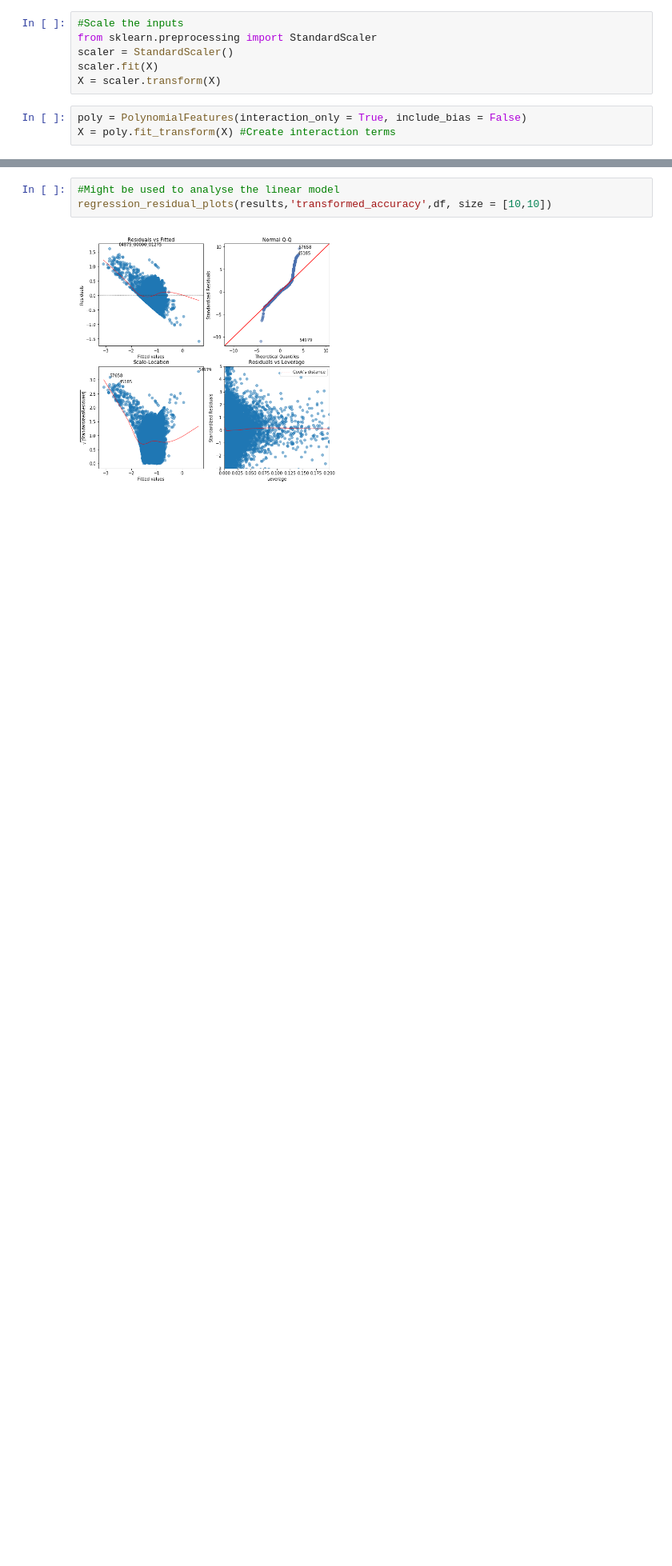
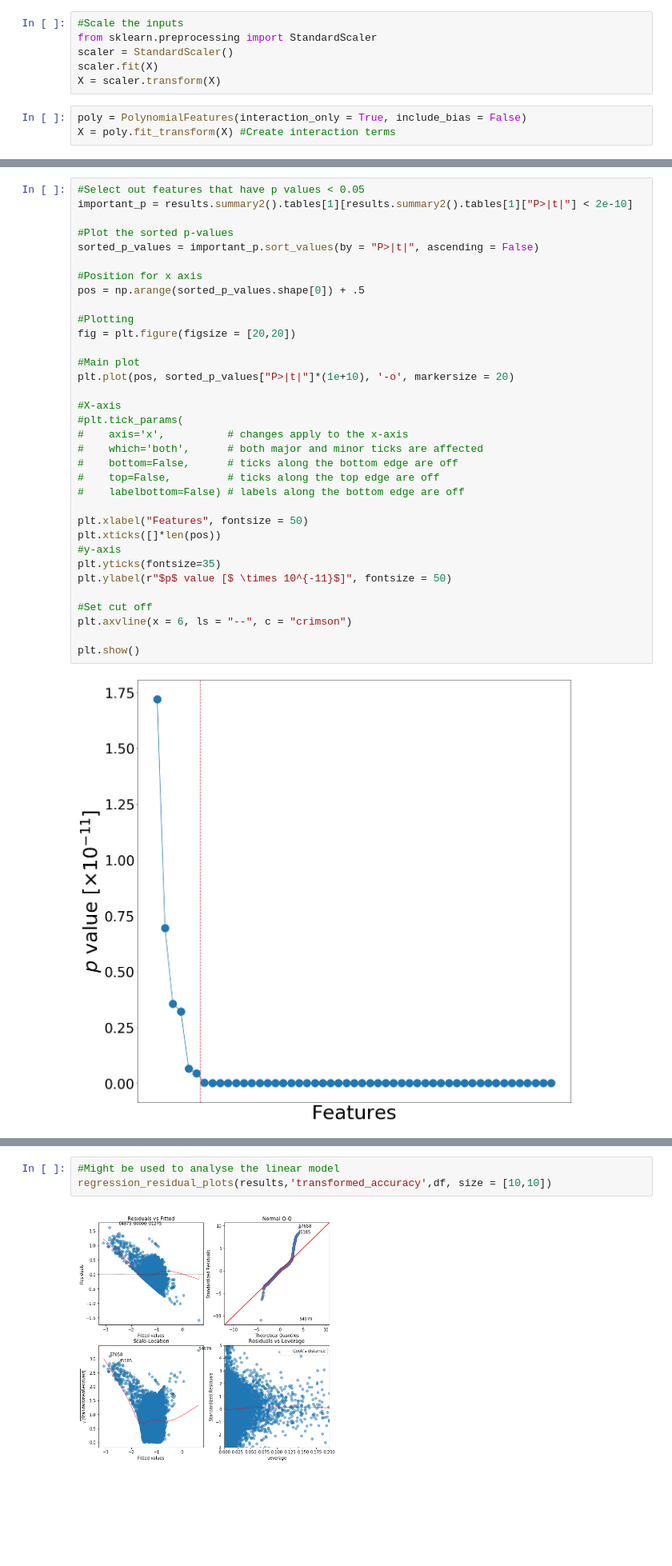
Before and after one commit to Duchstf/CNN-Architectural-Analysis, a Jupyter notebook: MINERvA-Vertex-Finding/Code/Combined-OLS-model.ipynb, the cells around one changed output, grey strips where cells are left out. Shown at 80% size. Cells and saved outputs as stored; diff of their text form; blank space fills up the shorter version.

Commit message:
Modify analysis codes to adjust graphs

```diff
--- a/MINERvA-Vertex-Finding/Code/Combined-OLS-model.ipynb
+++ b/MINERvA-Vertex-Finding/Code/Combined-OLS-model.ipynb
@@ -176,0 +182,36 @@ plt.show()
+# %%
+#Select out features that have p values < 0.05
+important_p = results.summary2().tables[1][results.summary2().tables[1]["P>|t|"] < 2e-10]
+
+#Plot the sorted p-values
+sorted_p_values = important_p.sort_values(by = "P>|t|", ascending = False)
+
+#Position for x axis
+pos = np.arange(sorted_p_values.shape[0]) + .5
+
+#Plotting
+fig = plt.figure(figsize = [20,20])
+
+#Main plot
+plt.plot(pos, sorted_p_values["P>|t|"]*(1e+10), '-o', markersize = 20)
+
+#X-axis
+#plt.tick_params(
+#    axis='x',          # changes apply to the x-axis
+#    which='both',      # both major and minor ticks are affected
+#    bottom=False,      # ticks along the bottom edge are off
+#    top=False,         # ticks along the top edge are off
+#    labelbottom=False) # labels along the bottom edge are off
+
+plt.xlabel("Features", fontsize = 50)
+plt.xticks([]*len(pos))
+#y-axis
+plt.yticks(fontsize=35)
+plt.ylabel(r"$p$ value [$ \times 10^{-11}$]", fontsize = 50)
+
+#Set cut off
+plt.axvline(x = 6, ls = "--", c = "crimson")
+
+plt.show()
+# %% [output]
+[figure, added]
```
Also changed, not shown: parts of 9 cells of this notebook, 3 other files.
